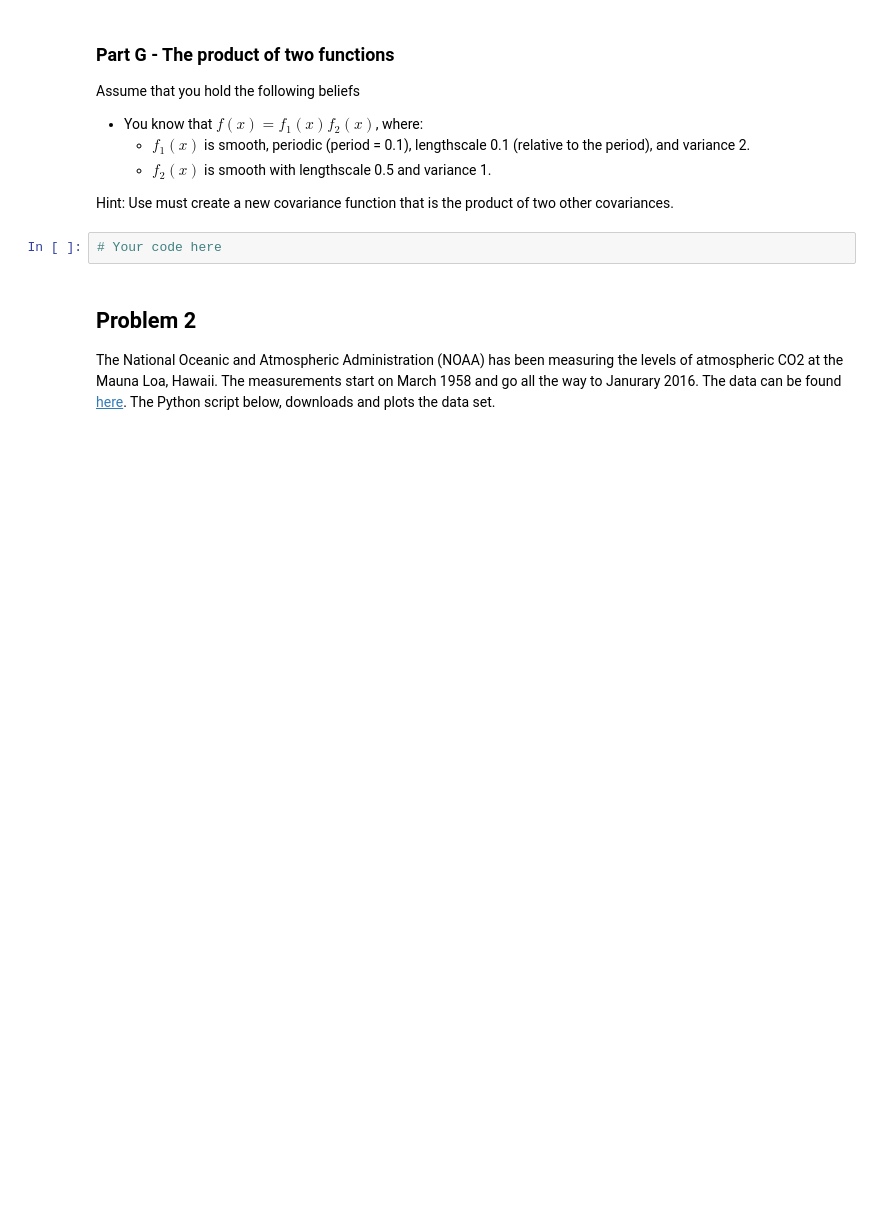
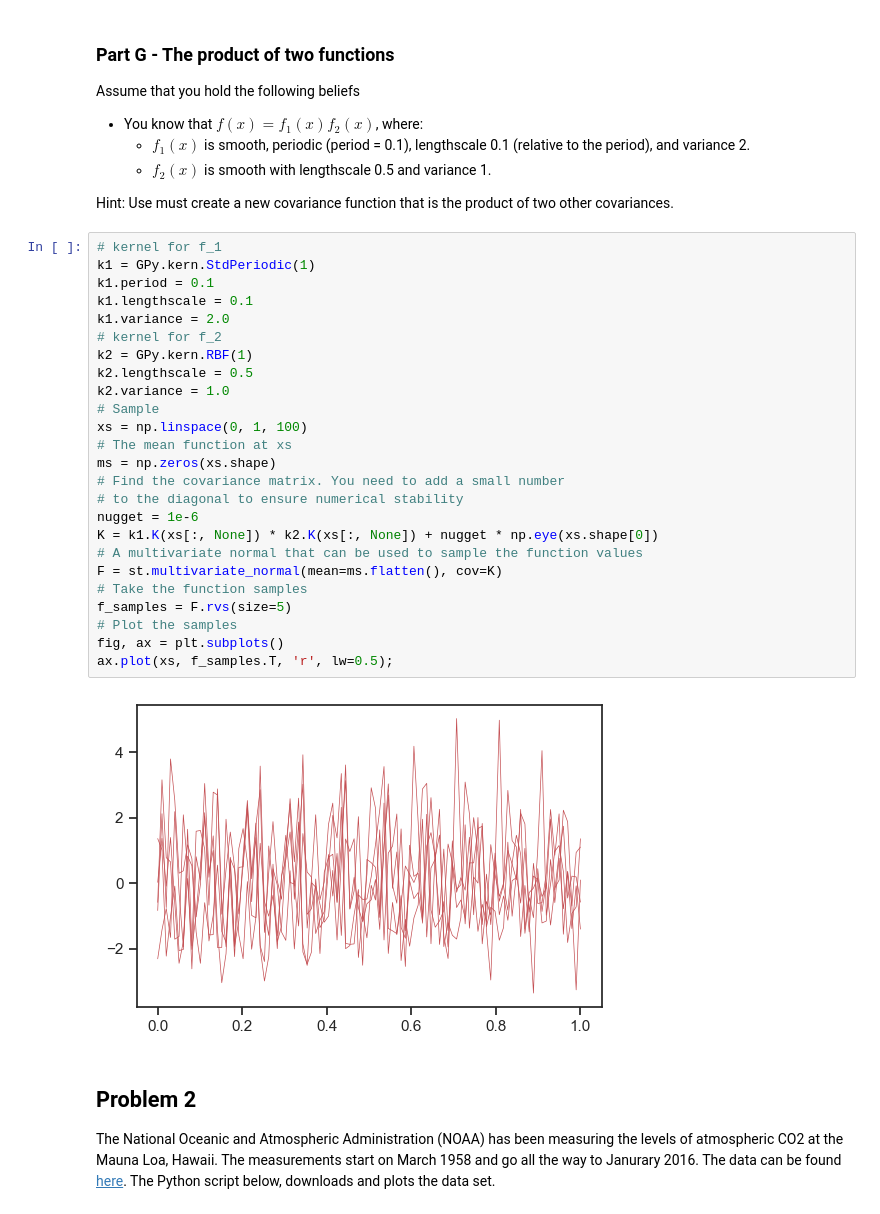
Before and after one commit to flavio-nardi/data-analytics-se, a Jupyter notebook: lecturebook/homework/homework-06.ipynb, the cells around one changed output. Saved outputs shown, nothing was run; the diff lists cells and outputs as text; blank space fills up the shorter version.

```diff
--- a/lecturebook/homework/homework-06.ipynb
+++ b/lecturebook/homework/homework-06.ipynb
@@ -277,8 +343,33 @@ Assume that you hold the following beliefs
     - $f_2(x)$ is smooth with lengthscale 0.5 and variance 1.
 
 Hint: Use must create a new covariance function that is the product of two other covariances.
-# %%
-# Your code here
+# %%
+# kernel for f_1
+k1 = GPy.kern.StdPeriodic(1)
+k1.period = 0.1
+k1.lengthscale = 0.1
+k1.variance = 2.0
+# kernel for f_2
+k2 = GPy.kern.RBF(1)
+k2.lengthscale = 0.5
+k2.variance = 1.0
+# Sample
+xs = np.linspace(0, 1, 100)
+# The mean function at xs
+ms = np.zeros(xs.shape)
+# Find the covariance matrix. You need to add a small number
+# to the diagonal to ensure numerical stability
+nugget = 1e-6
+K = k1.K(xs[:, None]) * k2.K(xs[:, None]) + nugget * np.eye(xs.shape[0])
+# A multivariate normal that can be used to sample the function values
+F = st.multivariate_normal(mean=ms.flatten(), cov=K)
+# Take the function samples
+f_samples = F.rvs(size=5)
+# Plot the samples
+fig, ax = plt.subplots()
+ax.plot(xs, f_samples.T, 'r', lw=0.5);
+# %% [output]
+[figure, added]
 # %% [markdown]
 ## Problem 2
 
```
Also changed, not shown: parts of 17 cells of this notebook.
